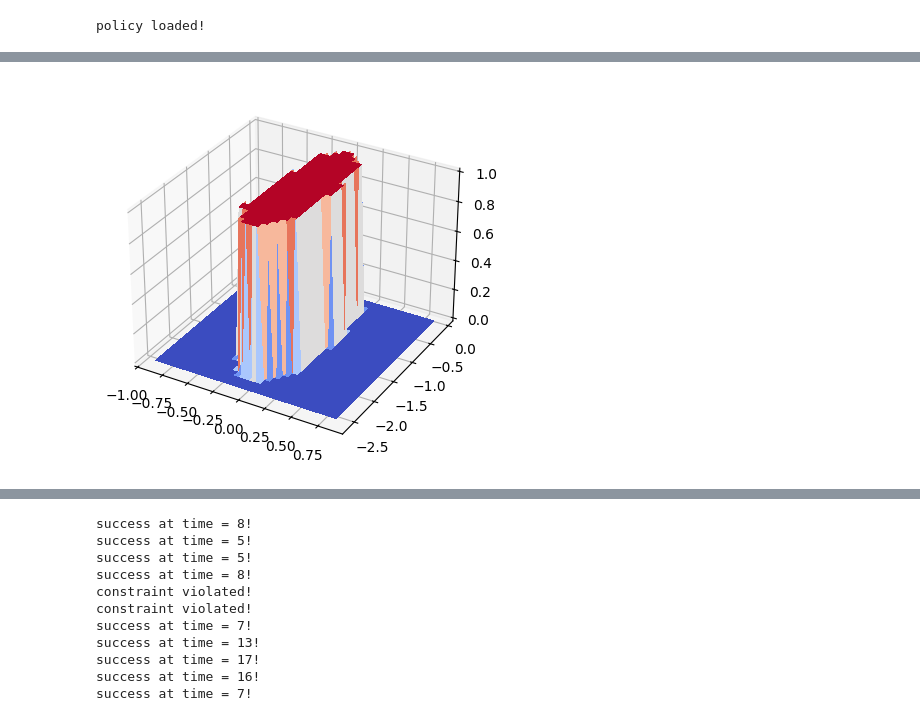
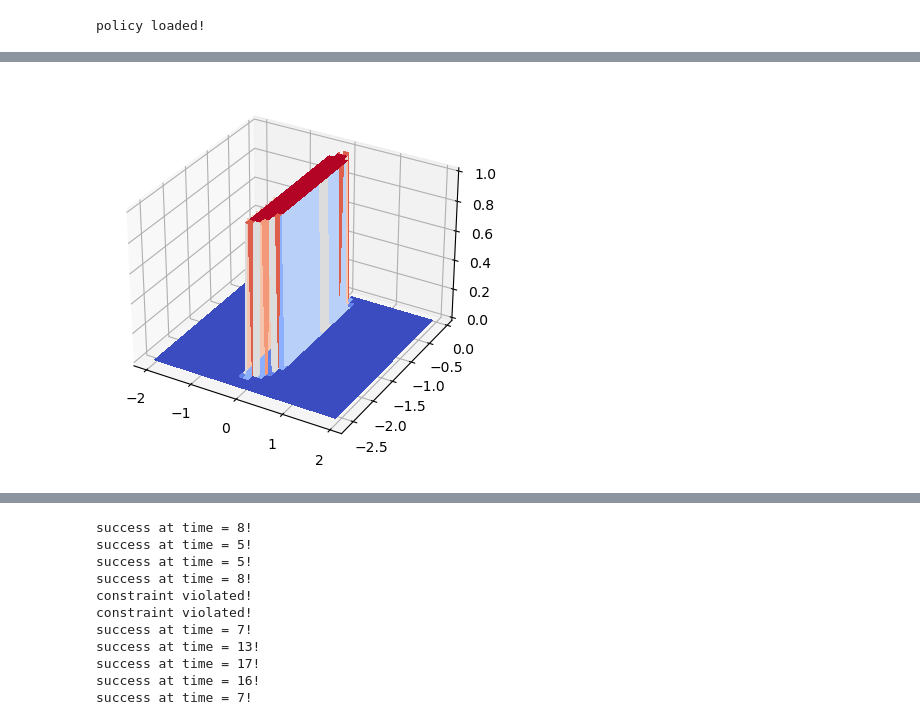
Before and after one commit to ebonyelsmith/Hierarchical_Probabilistic_Verification, a Jupyter notebook: experiment_script/AggressiveRacing_DDPG_eval.ipynb, the cells around one changed output, grey strips where cells are left out. Drawn from its saved outputs; the diff is of its cells as text; code cells hidden in the pictures.

```diff
--- a/experiment_script/AggressiveRacing_DDPG_eval.ipynb
+++ b/experiment_script/AggressiveRacing_DDPG_eval.ipynb
@@ -232,8 +232,8 @@ DDPG under Reach-RL Bellman equation has been loaded!
 log_path = "log/ra_AggressiveRacing_Game-v0/ddpg_reach_avoid_actor_activation_ReLU_critic_activation_ReLU_game_gd_steps_1_tau_0.005_training_num_8_buffer_size_40000_c_net_512_4_a1_512_4_a2_512_4_gamma_0.95/noise_0.1_actor_lr_0.0001_critic_lr_0.001_batch_512_step_per_epoch_40000_kwargs_{}_seed_0"
 # %%
 # data reloading module:
-# epoch_id = 200
-epoch_id = 1600
+epoch_id = 180
+# epoch_id = 1600
 envs = gym.make(args.task)
 # check if the log path exists
 if os.path.exists(log_path):
@@ -280,8 +280,9 @@ from tqdm import tqdm
 fig, ax = plt.subplots(subplot_kw={"projection": "3d"})
 # plt.rcParams['font.family'] = 'Times New Roman'
 
-x = np.arange(-0.9, 0.9, 0.01)
-y = np.arange(-2.6, -0., 0.01)
+# x = np.arange(-0.9, 0.9, 0.05)
+x = np.arange(-2, 2, 0.05)
+y = np.arange(-2.6, -0., 0.05)
 X, Y = np.meshgrid(x, y)
 size_x = len(x)
 size_y = len(y)
@@ -635,7 +636,8 @@ nu = 3
 nd = 3
 G_x0, H_x0, G_d, H_d, M, N, G, H, ego_traj, nominal_act, constraint_list, reach_list, success, success_time, num_vars, num_eq, num_ineq,cones, zero_sparse_matrix, reach_measures, reach_offsets, num_reach_check, prox_measures, prox_offsets = qp_reach_avoid_variables(T, dt, epsilon_d, nx, nu, nd)
 fig, ax = plt.subplots(subplot_kw={"projection": "3d"})
-x = np.arange(-0.9, 0.9, epsilon_x)
+# x = np.arange(-0.9, 0.9, epsilon_x)
+x = np.arange(-2, 2, epsilon_x)
 y = np.arange(-2.6, -0., epsilon_x)
 X, Y = np.meshgrid(x, y)
 size_x = len(x)
@@ -744,36 +746,37 @@ for t in range(horizon):
 from tqdm import tqdm
 
 fig, ax = plt.subplots(subplot_kw={"projection": "3d"})
-x = np.arange(-0.9, 0.9, 0.05)
+# x = np.arange(-0.9, 0.9, 0.05)
+x = np.arange(-2, 2, 0.05)
 y = np.arange(-2.6, 0, 0.05)
 X, Y = np.meshgrid(x, y)
 size_x = len(x)
 size_y = len(y)
 V_lp = np.zeros((X.shape))
 x2 = 0.4
 y2 = -1.5
 z2 = 0.2
 velocity = 0.5
 distance = math.sqrt(x2**2 + y2**2 + z2**2)
 vx2 = -x2/(distance)*velocity
 vy2 = -y2/(distance)*velocity
 vz2 = -z2/(distance)*velocity
 for ii in tqdm(range(V_lp.shape[0])):
     for jj in range(V_lp.shape[1]):
         tmp_point = torch.tensor([
             X[ii,jj], ego_vx,
             Y[ii,jj], ego_vy,
             ego_z, ego_vz,
             ad_x, ad_vx,
             ad_y, ad_vy,
             ad_z, ad_vz
         ])
         V_lp[ii,jj] = calibrate_V(env, tmp_point.numpy(), horizon, )
 
 surf = ax.plot_surface(X, Y, V_lp, cmap=cm.coolwarm,
                         linewidth=0, antialiased=False)
 # %% [output]
-[figure, old version]
+[figure, new version]
 # %%
 import seaborn as sns
 
```
Also changed, not shown: parts of 6 cells of this notebook, 4 other files.
